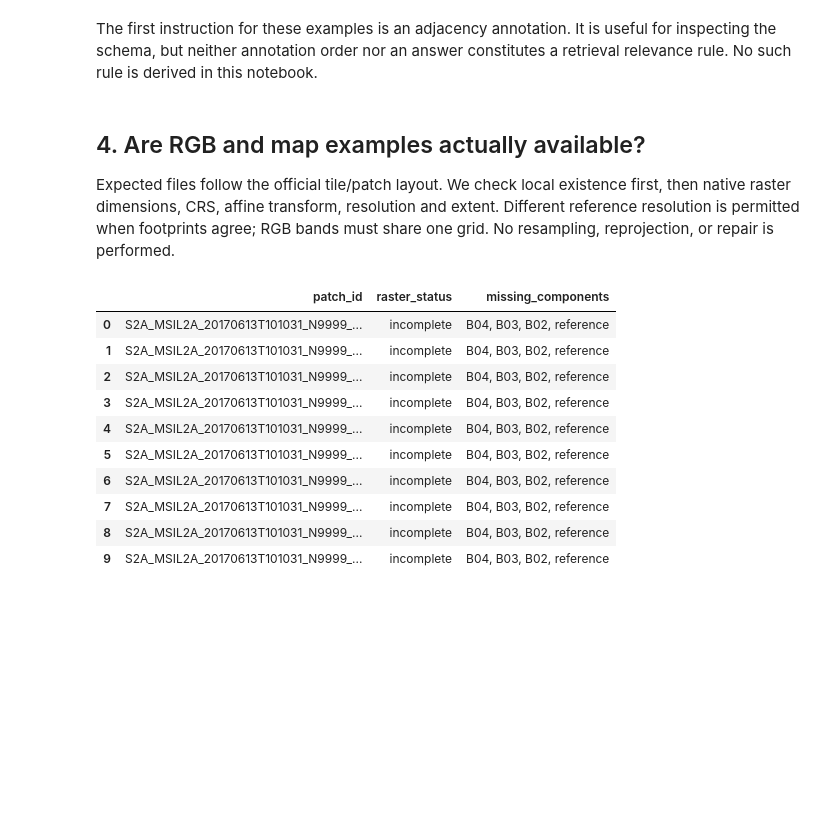
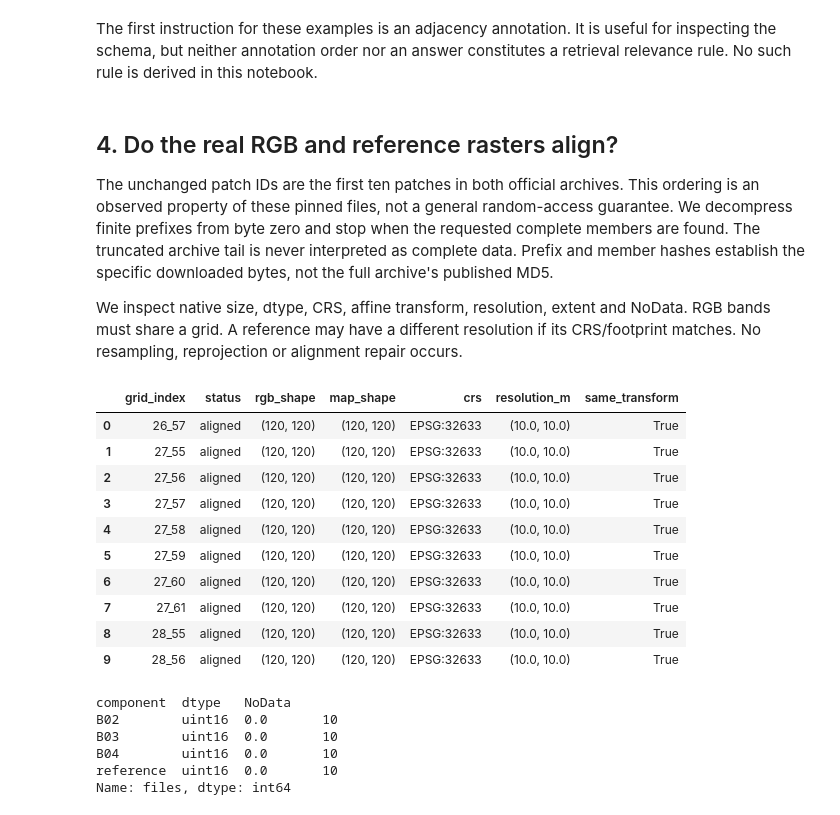
Before and after one commit to manuelmiddendorf/earth-observation, a Jupyter notebook: notebooks/01_data_understanding.ipynb, the cells around one changed output. Saved outputs shown, nothing was run; the diff lists cells and outputs as text; code cells hidden in the pictures; blank space fills up the shorter version.

Commit message:
Verify bounded RGB and reference access for unchanged pilot (#3)

```diff
--- a/notebooks/01_data_understanding.ipynb
+++ b/notebooks/01_data_understanding.ipynb
@@ -88,33 +93,57 @@ The first instruction for these examples is an adjacency annotation.
 It is useful for inspecting the schema, but neither annotation order nor an answer
 constitutes a retrieval relevance rule. No such rule is derived in this notebook.
 # %% [markdown]
-## 4. Are RGB and map examples actually available?
+## 4. Do the real RGB and reference rasters align?
 
-Expected files follow the official tile/patch layout. We check local existence
-first, then native raster dimensions, CRS, affine transform, resolution and extent.
-Different reference resolution is permitted when footprints agree; RGB bands
-must share one grid. No resampling, reprojection, or repair is performed.
+The unchanged patch IDs are the first ten patches in both official archives.
+This ordering is an observed property of these pinned files, not a general
+random-access guarantee. We decompress finite prefixes from byte zero and stop
+when the requested complete members are found. The truncated archive tail is
+never interpreted as complete data. Prefix and member hashes establish the
+specific downloaded bytes, not the full archive's published MD5.
+
+We inspect native size, dtype, CRS, affine transform, resolution, extent and NoData.
+RGB bands must share a grid. A reference may have a different resolution if its
+CRS/footprint matches. No resampling, reprojection or alignment repair occurs.
 # %%
 files_by_patch = {p["patch_id"]: patch_files(p["patch_id"], IMAGE_ROOT, MAP_ROOT)
                   for p in patches}
 checks = {patch_id: inspect_patch(files)
           for patch_id, files in files_by_patch.items()}
-availability = pd.DataFrame([
-    {"patch_id": patch_id, "raster_status": check["status"],
-     "missing_components": ", ".join(check["missing"])}
+geometry = pd.DataFrame([
+    {"grid_index": "_".join(patch_id.rsplit("_", 2)[1:]),
+     "status": check["status"],
+     "rgb_shape": check["rasters"]["B04"]["shape"],
+     "map_shape": check["rasters"]["reference"]["shape"],
+     "crs": check["rasters"]["B04"]["crs"],
+     "resolution_m": check["rasters"]["B04"]["resolution"],
+     "same_transform": check["rasters"]["B04"]["transform"] ==
+                       check["rasters"]["reference"]["transform"]}
     for patch_id, check in checks.items()
 ])
-availability
+display(geometry)
+
+profiles = pd.DataFrame([
+    {"component": band, "dtype": profile["dtype"], "NoData": profile["nodata"]}
+    for check in checks.values() for band, profile in check["rasters"].items()
+])
+profiles.groupby(["component", "dtype", "NoData"], dropna=False).size().rename("files")
 # %% [output]
-|  | patch_id | raster_status | missing_components |
-| 0 | S2A_MSIL2A_20170613T101031_N9999_... | incomplete | B04, B03, B02, reference |
-| 1 | S2A_MSIL2A_20170613T101031_N9999_... | incomplete | B04, B03, B02, reference |
-| 2 | S2A_MSIL2A_20170613T101031_N9999_... | incomplete | B04, B03, B02, reference |
-| 3 | S2A_MSIL2A_20170613T101031_N9999_... | incomplete | B04, B03, B02, reference |
-| 4 | S2A_MSIL2A_20170613T101031_N9999_... | incomplete | B04, B03, B02, reference |
-| 5 | S2A_MSIL2A_20170613T101031_N9999_... | incomplete | B04, B03, B02, reference |
-| 6 | S2A_MSIL2A_20170613T101031_N9999_... | incomplete | B04, B03, B02, reference |
-| 7 | S2A_MSIL2A_20170613T101031_N9999_... | incomplete | B04, B03, B02, reference |
-| 8 | S2A_MSIL2A_20170613T101031_N9999_... | incomplete | B04, B03, B02, reference |
-| 9 | S2A_MSIL2A_20170613T101031_N9999_... | incomplete | B04, B03, B02, reference |
+|  | grid_index | status | rgb_shape | map_shape | crs | resolution_m | same_transform |
+| 0 | 26_57 | aligned | (120, 120) | (120, 120) | EPSG:32633 | (10.0, 10.0) | True |
+| 1 | 27_55 | aligned | (120, 120) | (120, 120) | EPSG:32633 | (10.0, 10.0) | True |
+| 2 | 27_56 | aligned | (120, 120) | (120, 120) | EPSG:32633 | (10.0, 10.0) | True |
+| 3 | 27_57 | aligned | (120, 120) | (120, 120) | EPSG:32633 | (10.0, 10.0) | True |
+| 4 | 27_58 | aligned | (120, 120) | (120, 120) | EPSG:32633 | (10.0, 10.0) | True |
+| 5 | 27_59 | aligned | (120, 120) | (120, 120) | EPSG:32633 | (10.0, 10.0) | True |
+| 6 | 27_60 | aligned | (120, 120) | (120, 120) | EPSG:32633 | (10.0, 10.0) | True |
+| 7 | 27_61 | aligned | (120, 120) | (120, 120) | EPSG:32633 | (10.0, 10.0) | True |
+| 8 | 28_55 | aligned | (120, 120) | (120, 120) | EPSG:32633 | (10.0, 10.0) | True |
+| 9 | 28_56 | aligned | (120, 120) | (120, 120) | EPSG:32633 | (10.0, 10.0) | True |
+component  dtype   NoData
+B02        uint16  0.0       10
+B03        uint16  0.0       10
+B04        uint16  0.0       10
+reference  uint16  0.0       10
+Name: files, dtype: int64
 # %%
```
Also changed, not shown: parts of 10 cells of this notebook, 11 other files.
